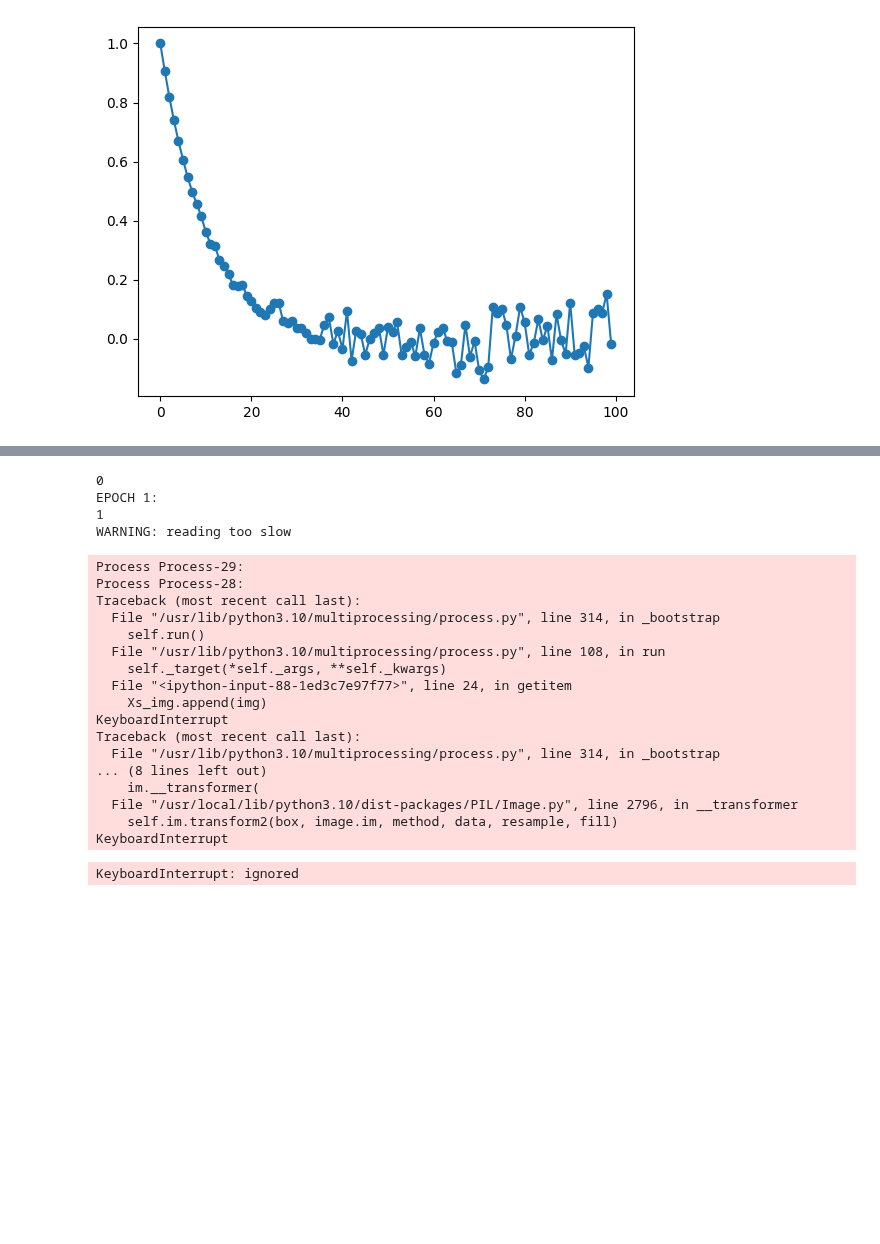
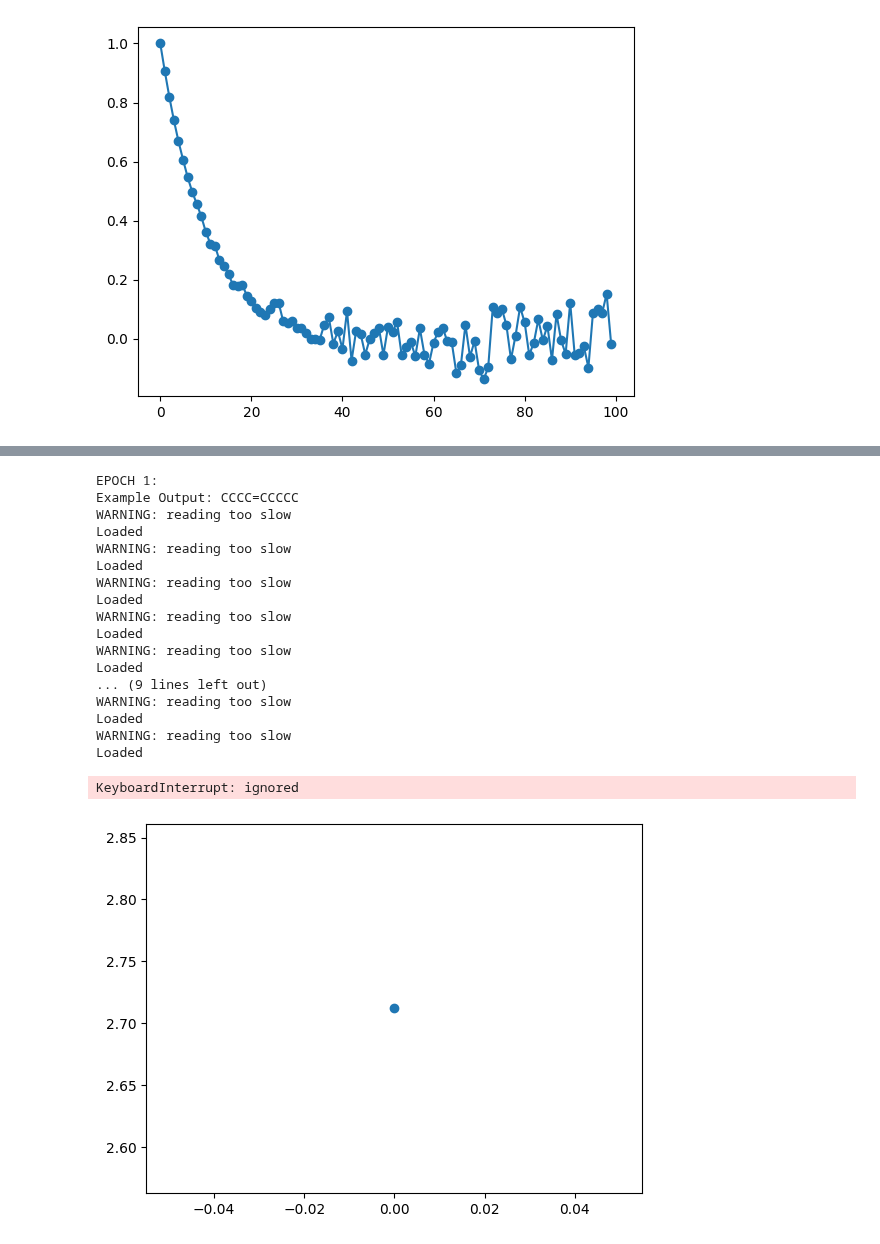
Before and after one commit to weathon/3d2smile, a Jupyter notebook: with_pretrained.ipynb, the cells around one changed output, grey strips where cells are left out. Saved outputs shown, nothing was run; the diff lists cells and outputs as text; code cells hidden in the pictures; blank space fills up the shorter version.

```diff
--- a/with_pretrained.ipynb
+++ b/with_pretrained.ipynb
@@ -454,21 +454,22 @@ saveloss(_)
 # %% [output]
 [figure]
 # %%
+
 BATCH_SIZE = 64
 files = os.listdir("rendered")
-import multiprocessing
+import multiprocessing, threading
 import queue
-
-buffer = queue.Queue()
+import time
+# data_reader, trainer = multiprocessing.Pipe()
+buffer = queue.Queue(maxsize=10) #need maxsize=10, otherwise put will also block
 
 def getitem(index):
+  global buffer
   start_index = index * BATCH_SIZE
   Xs_img = []
   Xs_text = []
   y = [] #This is slow, rewrite later
-
   for _ in range(BATCH_SIZE):
-
     index = start_index + _
     try:
       id = int(files[index].split("_")[0])
@@ -482,9 +483,10 @@ def getitem(index):
     Xs_text.append([2] + Ys[id])
     y.append(Ys[id] + [3])
   Xs_img = torch.permute(torch.tensor(np.array(Xs_img)), (0,3,1,2))
+  # data_reader.send(([Xs_img, pad_pack(Xs_text)], pad_pack(y)))
   buffer.put(([Xs_img, pad_pack(Xs_text)], pad_pack(y)))
   # print(buffer.empty())
-
-p = multiprocessing.Process(target=getitem, args=(0,))
+p = threading.Thread(target=getitem, args=(0,)) #It says threading no process, did i used the wrong li
 p.start()
-p.join()
+print("Started")
+buffer.get()
@@ -498,63 +505,71 @@ True
 optimizer = torch.optim.Adam(model.parameters(), lr=0.0008)
 
 
+
 loss_list = []
 model.to(device)
 
-p = multiprocessing.Process(target=getitem, args=(0,))
+#empty queue
+while not buffer.empty():
+  buffer.get()
+
+p = threading.Thread(target=getitem, args=(0,))
 p.start()
+p.join()
 
 for epoch in range(30):
   np.random.shuffle(files)
   print('EPOCH {}:'.format(epoch + 1))
   model.train(True)
   running_loss = 0.
   last_loss = 0.
   for i in range(len(files)//BATCH_SIZE):
     if i != len(files)//BATCH_SIZE - 1:
-      p = multiprocessing.Process(target=getitem, args=(i+1,))
+      p = threading.Thread(target=getitem, args=(i+1,))
       p.start()
-    if buffer.empty():
+
+    loaded = not buffer.empty()
+    if not loaded:
       print("WARNING: reading too slow")
 
-    (image, text_in), text_out = buffer.get(block = True)
+    (image, text_in), text_out = buffer.get(block=True)
+    if not loaded:
+      print("Loaded")
+
     image = image.to(device)
     text_out = text_out.to(device)
     optimizer.zero_grad()
     outputs = model(image, text_in)
     loss = loss_fn(outputs, text_out)
     loss.backward()
 
     optimizer.step()
 
     running_loss += loss.item()
     if i%10 == 9:
       print(f"Training loss: {running_loss/10}") #first time loss is small because it is dived by 10 where there is only 1
       loss_list.append(running_loss/10)
       saveloss(loss_list)
       running_loss = 0.
     if i%40 == 0:
       print(f"Example Output: {gen(inp_img, [[2]])}")
 # %% [output]
-0
 EPOCH 1:
-1
+Example Output: CCCC=CCCCC
 WARNING: reading too slow
+Loaded
+WARNING: reading too slow
+Loaded
+WARNING: reading too slow
+Loaded
+WARNING: reading too slow
+Loaded
+WARNING: reading too slow
+Loaded
+... (9 lines left out)
+WARNING: reading too slow
+Loaded
+WARNING: reading too slow
+Loaded
-Process Process-29:
-Process Process-28:
-Traceback (most recent call last):
-  File "/usr/lib/python3.10/multiprocessing/process.py", line 314, in _bootstrap
-    self.run()
-  File "/usr/lib/python3.10/multiprocessing/process.py", line 108, in run
-    self._target(*self._args, **self._kwargs)
-  File "<ipython-input-88-1ed3c7e97f77>", line 24, in getitem
-    Xs_img.append(img)
-KeyboardInterrupt
-Traceback (most recent call last):
-  File "/usr/lib/python3.10/multiprocessing/process.py", line 314, in _bootstrap
-... (8 lines left out)
-    im.__transformer(
-  File "/usr/local/lib/python3.10/dist-packages/PIL/Image.py", line 2796, in __transformer
-    self.im.transform2(box, image.im, method, data, resample, fill)
-KeyboardInterrupt
+KeyboardInterrupt: ignored
-KeyboardInterrupt: ignored
+[figure, added]
```
Also changed, not shown: parts of 2 cells of this notebook.
